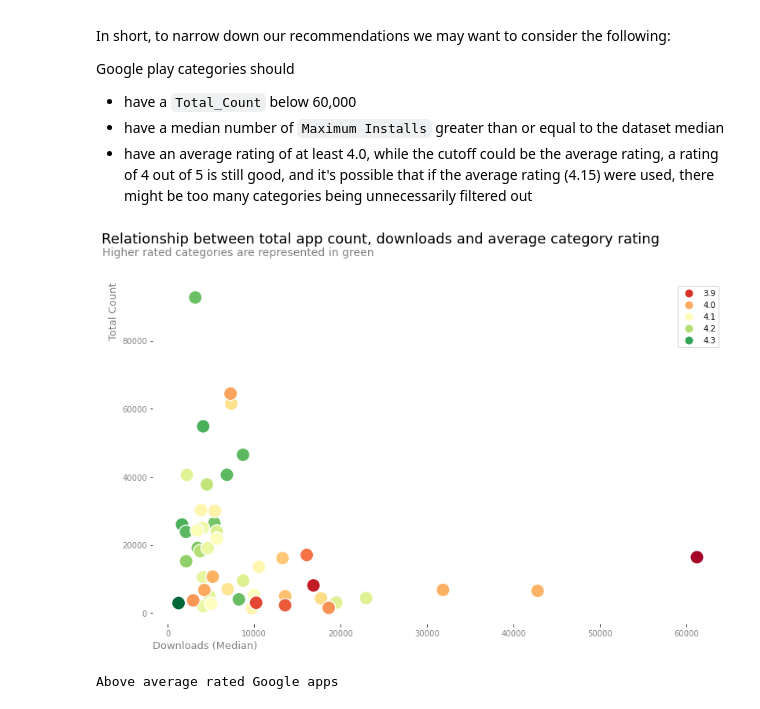
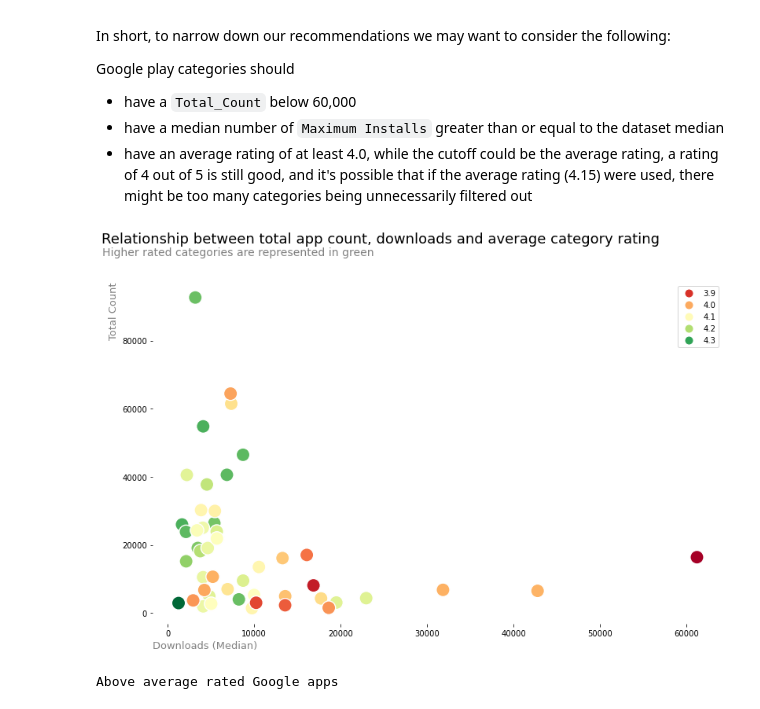
Before and after one commit to paul-trood/Portfolio-Mobile_app_recommendations, a Jupyter notebook: app_profile.ipynb, the cells around one changed output. Saved outputs shown, nothing was run; the diff lists cells and outputs as text; code cells hidden in the pictures.

```diff
--- a/app_profile.ipynb
+++ b/app_profile.ipynb
@@ -47,11 +47,11 @@ import matplotlib.style as style
 #pd.set_option("display.float_format", lambda x: "%.5f" % x)
 # %%
 # Google play dataset
-csv = pd.read_csv("google_apps_cleaned.csv", parse_dates= True)
+csv = pd.read_csv("google_apps_cleaned.csv")
 csv.head()
 
 # Apple iOS dataset
-apple_csv = pd.read_csv("apple_apps_cleaned.csv", parse_dates= True)
+apple_csv = pd.read_csv("apple_apps_cleaned.csv")
 # %% [markdown]
 As a brief introduction to correlation heatmaps, the following properties belong to correlation values:
 
@@ -525,15 +525,13 @@ average rating (4.15) were used, there might be too many categories being unnece
 # %%
 plt.figure(figsize=(13, 8))
 #sns.scatterplot(x = "Downloads (Median)", y = "Total_Count", data = category_pivot_table, size = "Average_Rating", sizes = (50, 500))
 sns.scatterplot(x = "Downloads (Median)", y = "Total_Count", data = category_pivot_table, hue = "Average_Rating", s = 300, palette = "RdYlGn")
 plt.legend(markerscale = 1.5)
 plt.title("Relationship between total app count, downloads and average category rating", size = 18, x = 0.4, y = 1.1)
 plt.gca().spines[["right", "left", "top", "bottom"]].set_visible(False)
 plt.ylabel("Total Count", size = 13, loc = "top", color = "grey")
 plt.xlabel("Downloads (Median)", size = 13, loc = "left", color = "grey")
 plt.text(-7600, 105000, "Higher rated categories are represented in green", size = 14, color = "grey")
-plt.xticks(color = "grey")
-plt.yticks(color = "grey")
 plt.show()
 # %% [output]
-[figure, old version]
+[figure, new version]
```
Also changed, not shown: parts of 36 cells of this notebook.
